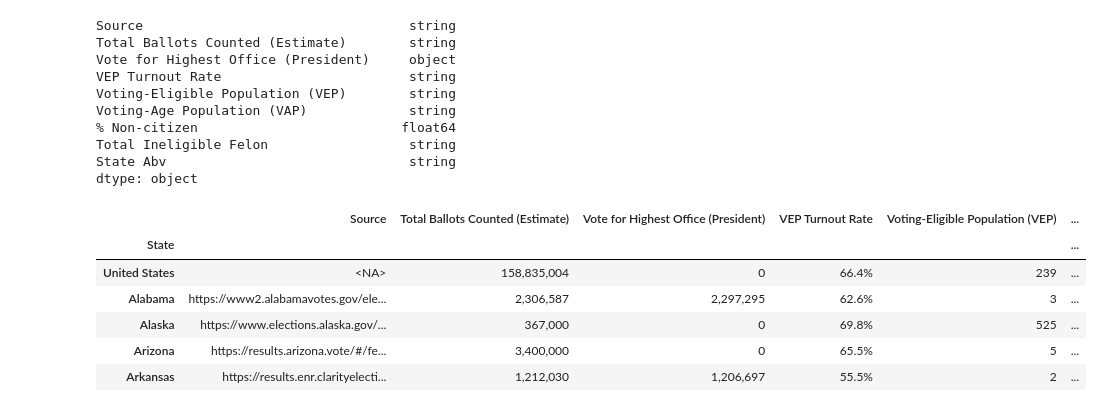
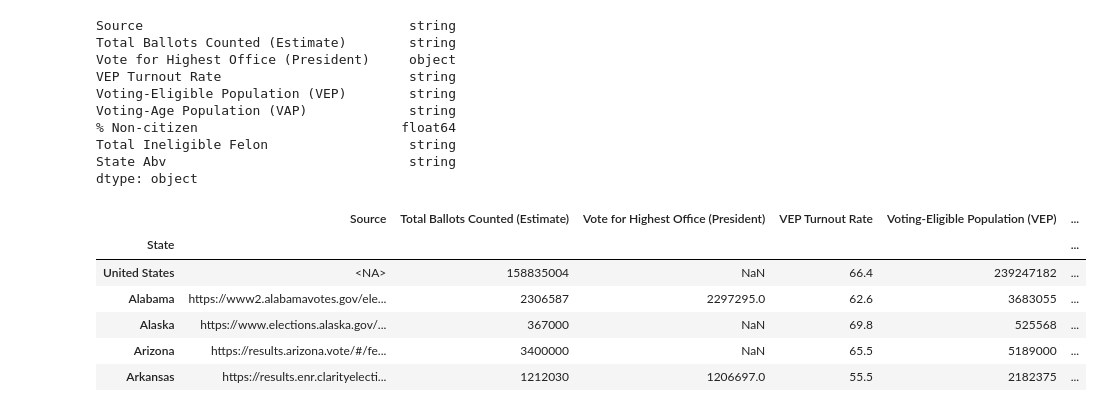
Before and after one commit to Eric1891/Micro-Credential-winter-2022, a Jupyter notebook: Day_7_Group.ipynb, the cells around one changed output. Cells and saved outputs as stored; diff of their text form; code cells hidden in the pictures.

```diff
--- a/Day_7_Group.ipynb
+++ b/Day_7_Group.ipynb
@@ -293,16 +296,23 @@ Total Ineligible Felon                  string
 State Abv                               string
 dtype: object
 # %%
-df['Voting-Eligible Population (VEP)'] = df['Voting-Eligible Population (VEP)'].str.extract(regex_val, expand=False)
+df['VEP Turnout Rate'] = df['VEP Turnout Rate'].str.extract(regex_val, expand=False)
+df['VEP Turnout Rate'] = df['VEP Turnout Rate'].astype(float)
-# %%
-df['Voting-Eligible Population (VEP)'] = df['Voting-Eligible Population (VEP)'].astype(int)
+# %%
+df_new = df.copy()
+# %%
+df_new['Total Ballots Counted (Estimate)'] = df_new['Total Ballots Counted (Estimate)'].str.replace(",","").astype(int)
+df_new['Vote for Highest Office (President)'] = df_new['Vote for Highest Office (President)'].str.replace(",","").astype(float)
+df_new['Voting-Eligible Population (VEP)'] = df_new['Voting-Eligible Population (VEP)'].str.replace(",","").astype(int)
+df_new['Voting-Age Population (VAP)'] = df_new['Voting-Age Population (VAP)'].str.replace(",","").astype(int)
+df_new['Total Ineligible Felon'] = df_new['Total Ineligible Felon'].str.replace(",","").astype(int)
 # %%
-df.head()
+df_new.head()
 # %% [output]
 |  | Source | Total Ballots Counted (Estimate) | Vote for Highest Office (President) | VEP Turnout Rate | Voting-Eligible Population (VEP) | ... |
 | State |  |  |  |  |  | ... |
-| United States | <NA> | 158,835,004 | 0 | 66.4% | 239 | ... |
-| Alabama | https://www2.alabamavotes.gov/ele... | 2,306,587 | 2,297,295 | 62.6% | 3 | ... |
-| Alaska | https://www.elections.alaska.gov/... | 367,000 | 0 | 69.8% | 525 | ... |
-| Arizona | https://results.arizona.vote/#/fe... | 3,400,000 | 0 | 65.5% | 5 | ... |
-| Arkansas | https://results.enr.clarityelecti... | 1,212,030 | 1,206,697 | 55.5% | 2 | ... |
+| United States | <NA> | 158835004 | NaN | 66.4 | 239247182 | ... |
+| Alabama | https://www2.alabamavotes.gov/ele... | 2306587 | 2297295.0 | 62.6 | 3683055 | ... |
+| Alaska | https://www.elections.alaska.gov/... | 367000 | NaN | 69.8 | 525568 | ... |
+| Arizona | https://results.arizona.vote/#/fe... | 3400000 | NaN | 65.5 | 5189000 | ... |
+| Arkansas | https://results.enr.clarityelecti... | 1212030 | 1206697.0 | 55.5 | 2182375 | ... |
```
Also changed, not shown: parts of 10 cells of this notebook.
